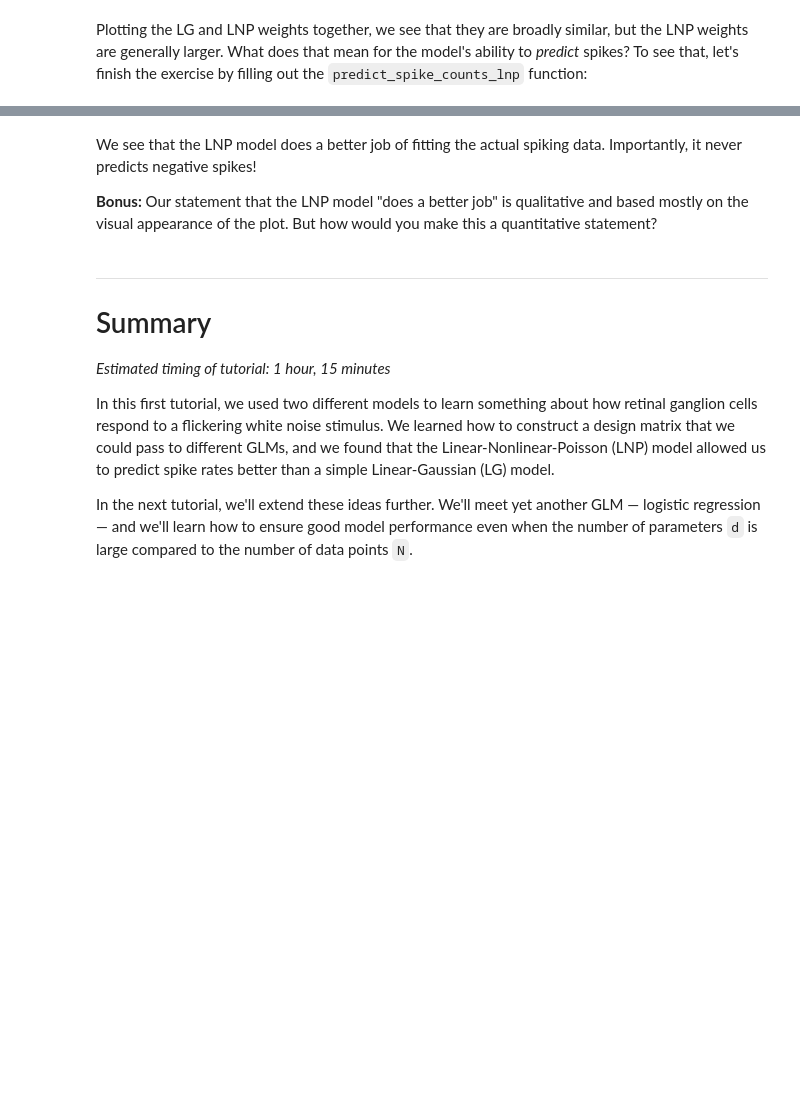
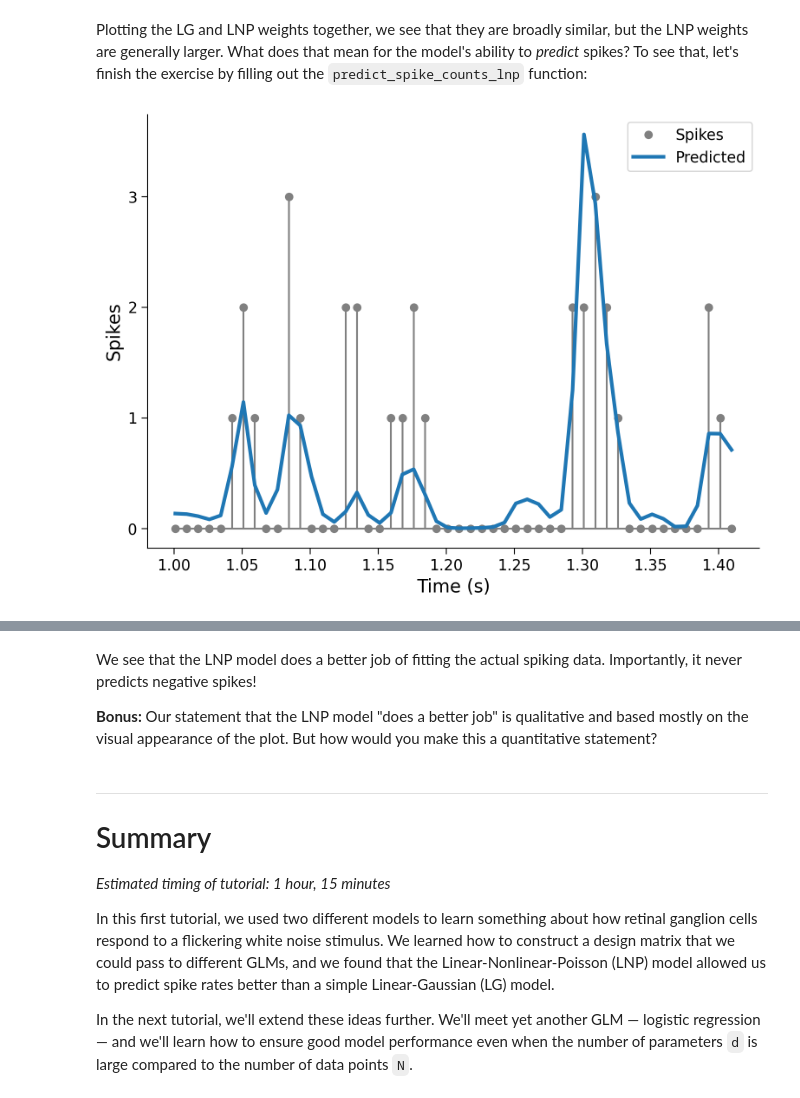
Before and after one commit to SuhaasAdiraju/NeuromatchAcademy2023_SSA, a Jupyter notebook: tutorials/W1D3_GeneralizedLinearModels/student/W1D3_Tutorial1.ipynb, the cells around one changed output, grey strips where cells are left out. Cells and saved outputs as stored; diff of their text form; code cells hidden in the pictures; blank space fills up the shorter version.

```diff
--- a/tutorials/W1D3_GeneralizedLinearModels/student/W1D3_Tutorial1.ipynb
+++ b/tutorials/W1D3_GeneralizedLinearModels/student/W1D3_Tutorial1.ipynb
@@ -731,35 +733,37 @@ def predict_spike_counts_lnp(stim, spikes, theta=None, d=25):
   """Compute a vector of predicted spike counts given the stimulus.
 
   Args:
     stim (1D array): Stimulus values at each timepoint
     spikes (1D array): Spike counts measured at each timepoint
     theta (1D array): Filter weights; estimated if not provided.
     d (number): Number of time lags to use.
 
   Returns:
     yhat (1D array): Predicted spikes at each timepoint.
 
   """
   ###########################################################################
   # Fill in missing code (...) and then remove the error to test
-  raise NotImplementedError("Complete the predict_spike_counts_lnp function")
+      #raise NotImplementedError("Complete the predict_spike_counts_lnp function")
   ###########################################################################
 
   y = spikes
   constant = np.ones_like(spikes)
   X = np.column_stack([constant, make_design_matrix(stim)])
   if theta is None:  # Allow pre-cached weights, as fitting is slow
     theta = fit_lnp(X, y, d)
 
-  yhat = ...
+  yhat = np.exp(X @ theta)
   return yhat
 
 
 # Predict spike counts
 yhat = predict_spike_counts_lnp(stim, spikes, theta_lnp)
 
 # Visualize
 plot_spikes_with_prediction(spikes, yhat, dt_stim)
+# %% [output]
+[figure, added]
 # %% [markdown]
 [*Click for solution*](https://github.com/NeuromatchAcademy/course-content/tree/main/tutorials/W1D3_GeneralizedLinearModels/solutions/W1D3_Tutorial1_Solution_ae48f475.py)
 
```
Also changed, not shown: parts of 1 cell of this notebook.
